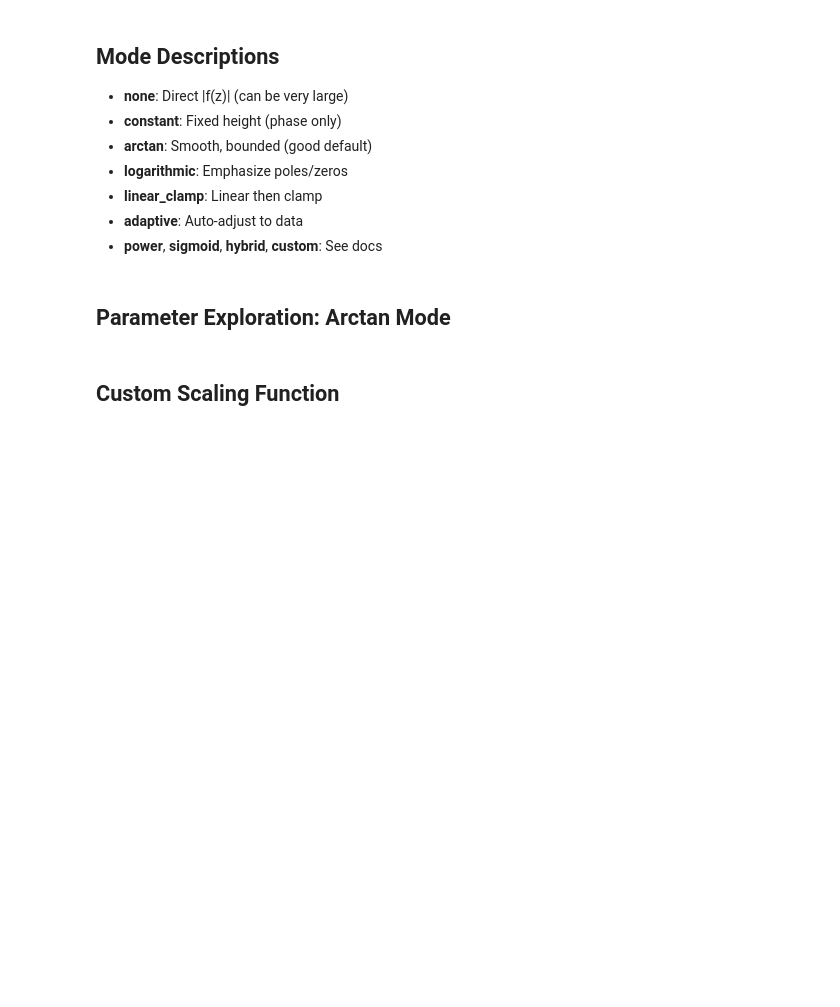
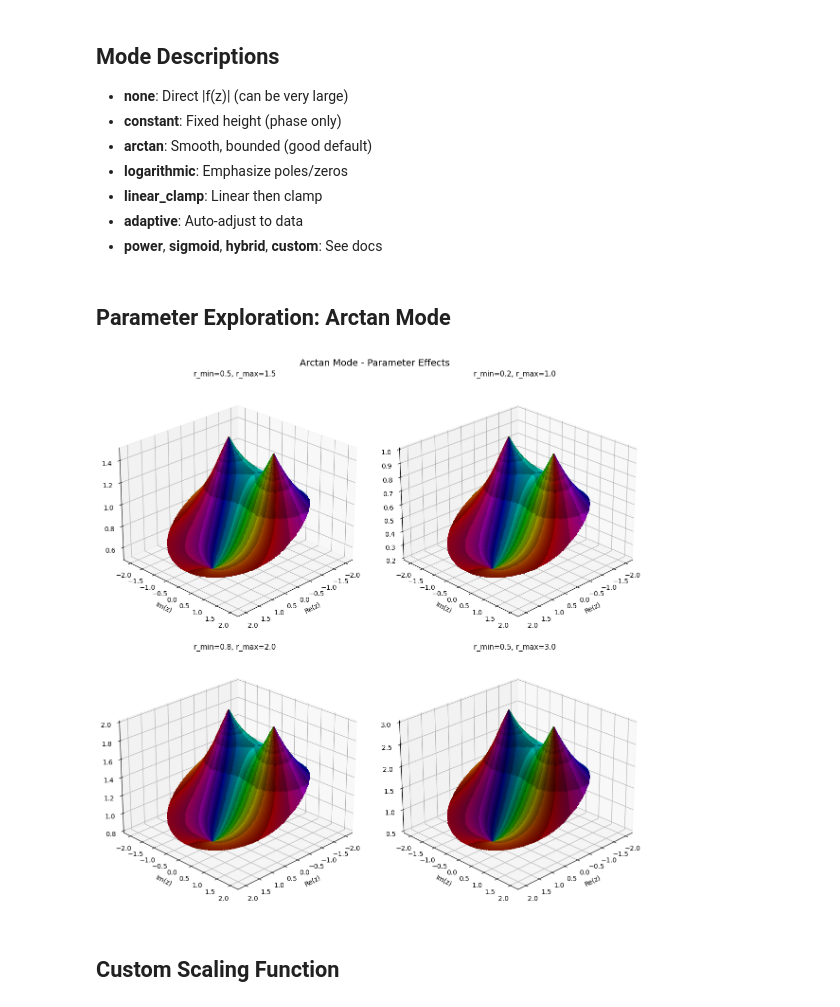
Before and after one commit to kuvychko/complexplorer, a Jupyter notebook: examples/notebooks/07_modulus_scaling.ipynb, the cells around one changed output. Drawn from its saved outputs; the diff is of its cells as text; code cells hidden in the pictures; blank space fills up the shorter version.

```diff
--- a/examples/notebooks/07_modulus_scaling.ipynb
+++ b/examples/notebooks/07_modulus_scaling.ipynb
@@ -58,28 +61,30 @@ print("\n✓ Each mode emphasizes different features!")
 # %%
 params_list = [
     {'r_min': 0.5, 'r_max': 1.5},
     {'r_min': 0.2, 'r_max': 1.0},
     {'r_min': 0.8, 'r_max': 2.0},
     {'r_min': 0.5, 'r_max': 3.0},
 ]
 
 fig, axes = plt.subplots(2, 2, figsize=(12, 12), subplot_kw={'projection': '3d'})
 axes = axes.flatten()
 
 for i, params in enumerate(params_list):
     cp.plot_landscape(
-        domain, f, cmap=cmap,
+        domain, func=f, cmap=cmap,
         modulus_mode='arctan',
         modulus_params=params,
         ax=axes[i],
-        resolution=100
+        resolution=200
     )
     axes[i].set_title(f"r_min={params['r_min']}, r_max={params['r_max']}", fontsize=11)
     axes[i].view_init(elev=25, azim=45)
 
 plt.suptitle('Arctan Mode - Parameter Effects', fontsize=14)
 plt.tight_layout()
 plt.show()
+# %% [output]
+[figure, added]
 # %% [markdown]
 ## Custom Scaling Function
 # %%
```
Also changed, not shown: parts of 2 cells of this notebook, 3 other files.
